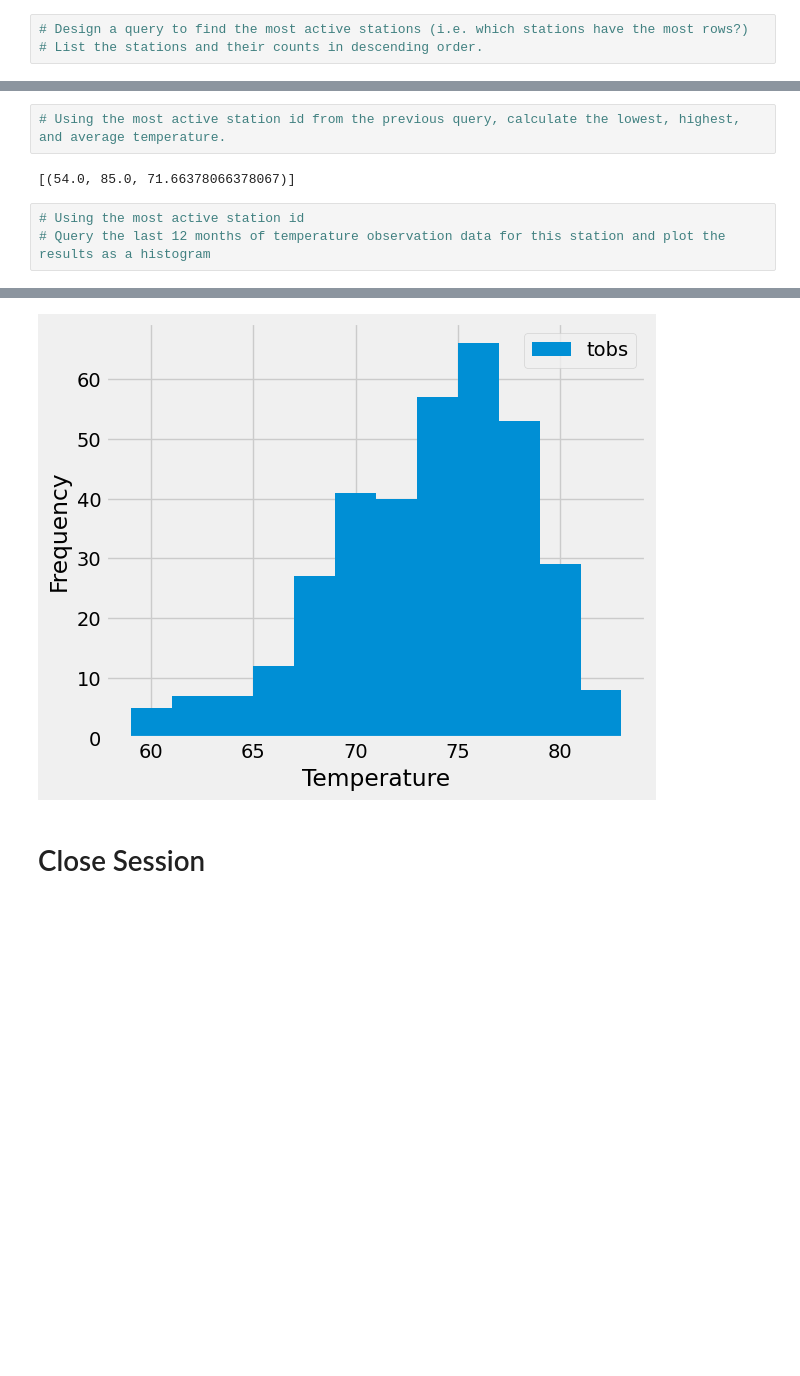
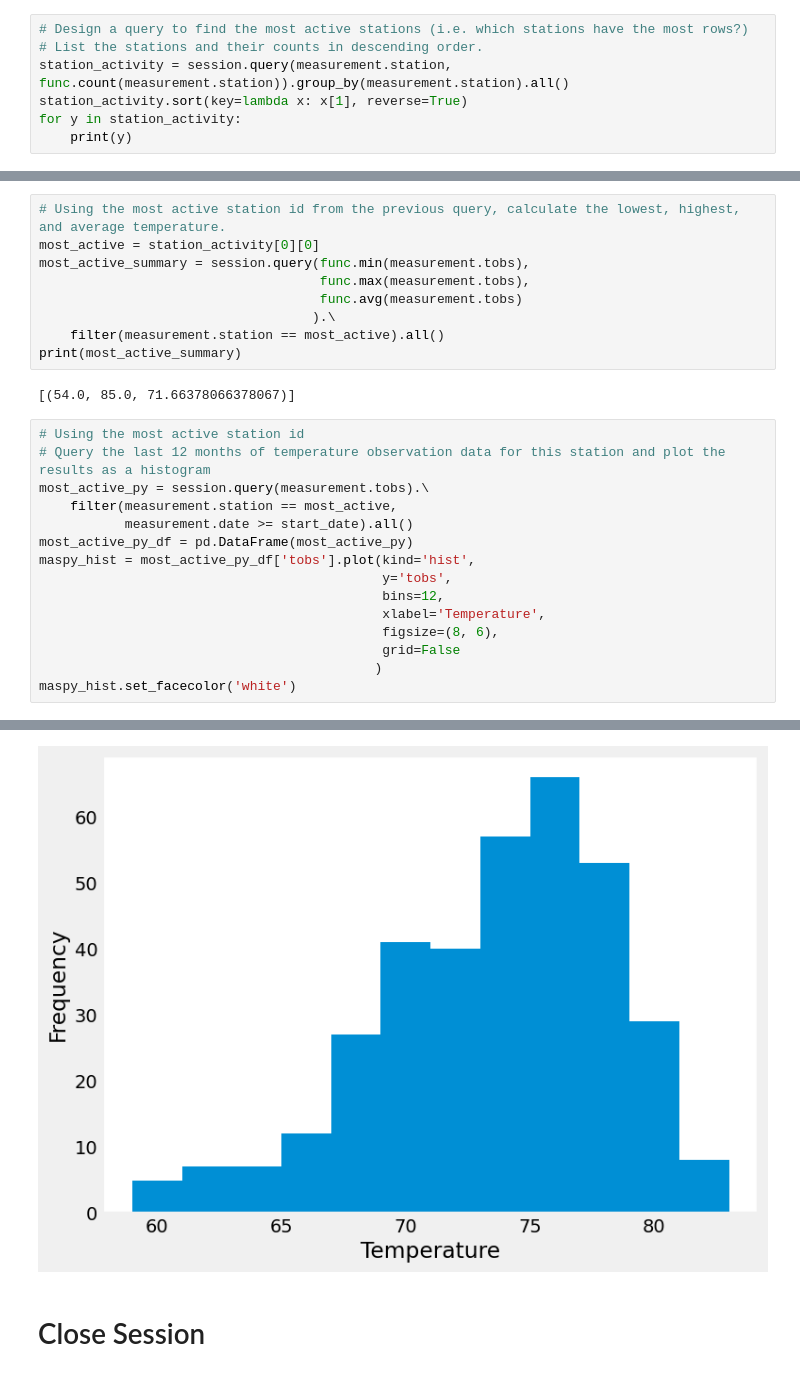
Before and after one commit to EricCroston/sqlalchemy-challenge, a Jupyter notebook: SurfsUp/climate_starter.ipynb, the cells around one changed output, grey strips where cells are left out. Saved outputs shown, nothing was run; the diff lists cells and outputs as text; blank space fills up the shorter version.

Commit message:
charts complete

```diff
--- a/SurfsUp/climate_starter.ipynb
+++ b/SurfsUp/climate_starter.ipynb
@@ -136,4 +112,8 @@ last_twelve_df[['Precipitation']].describe()
 # %%
 # Design a query to find the most active stations (i.e. which stations have the most rows?)
 # List the stations and their counts in descending order.
+station_activity = session.query(measurement.station, func.count(measurement.station)).group_by(measurement.station).all()
+station_activity.sort(key=lambda x: x[1], reverse=True)
+for y in station_activity:
+    print(y)
 # %% [output]
@@ -149,8 +129,27 @@ last_twelve_df[['Precipitation']].describe()
 # %%
 # Using the most active station id from the previous query, calculate the lowest, highest, and average temperature.
+most_active = station_activity[0][0]
+most_active_summary = session.query(func.min(measurement.tobs),
+                                    func.max(measurement.tobs),
+                                    func.avg(measurement.tobs)
+                                   ).\
+    filter(measurement.station == most_active).all()
+print(most_active_summary)
 # %% [output]
 [(54.0, 85.0, 71.66378066378067)]
 # %%
 # Using the most active station id
 # Query the last 12 months of temperature observation data for this station and plot the results as a histogram
+most_active_py = session.query(measurement.tobs).\
+    filter(measurement.station == most_active,
+           measurement.date >= start_date).all()
+most_active_py_df = pd.DataFrame(most_active_py)
+maspy_hist = most_active_py_df['tobs'].plot(kind='hist',
+                                            y='tobs',
+                                            bins=12,
+                                            xlabel='Temperature',
+                                            figsize=(8, 6),
+                                            grid=False
+                                           )
+maspy_hist.set_facecolor('white')
 # %% [output]
@@ -158,4 +156,4 @@ Text(0.5, 4.183333333333314, 'Temperature')
-[figure, old version]
+[figure, new version]
 # %% [markdown]
 # Close Session
 # %%
```
Also changed, not shown: parts of 6 cells of this notebook.
